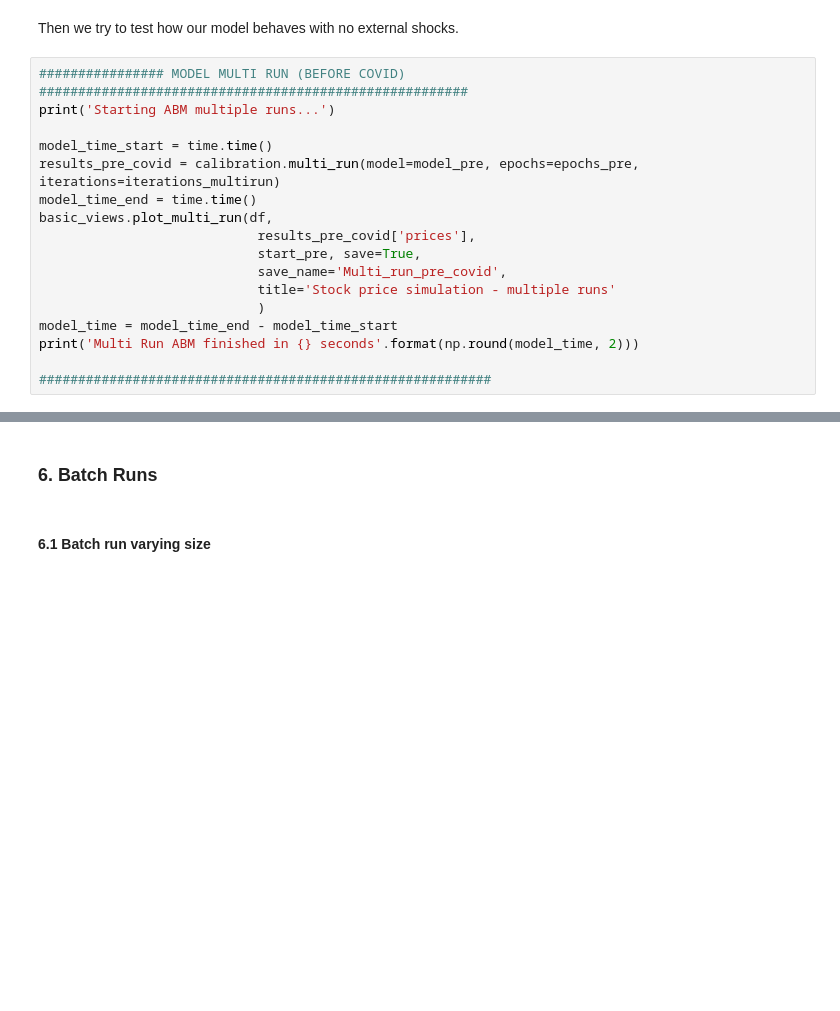
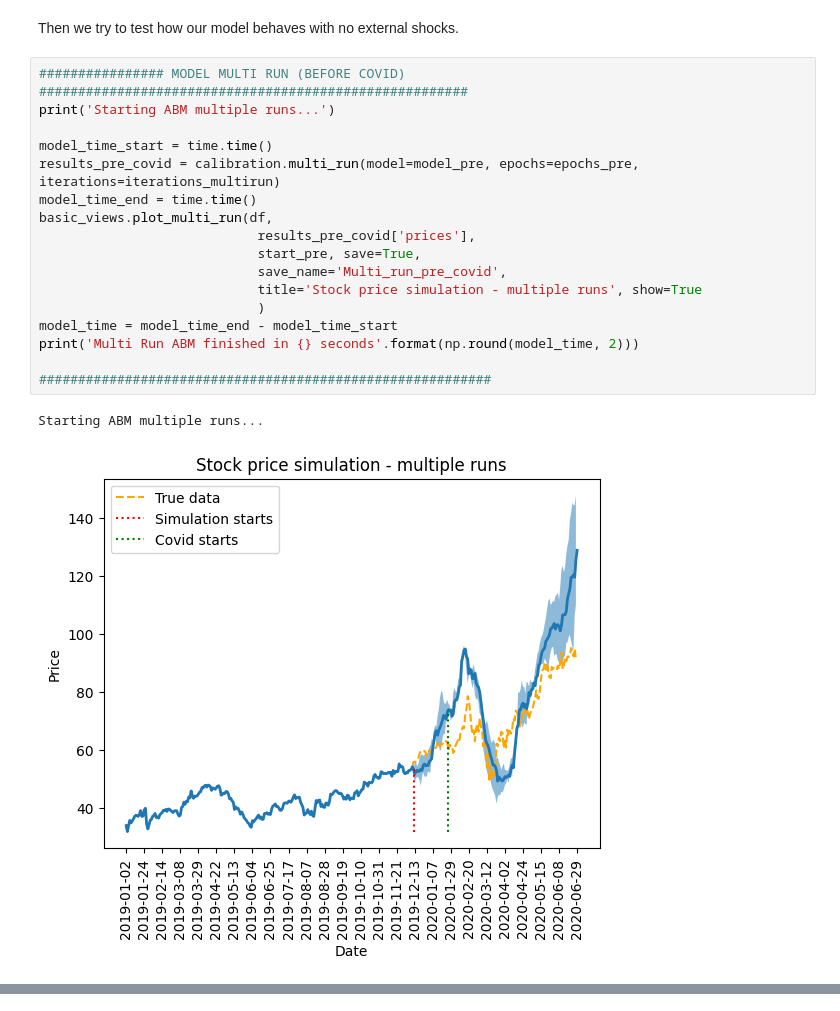
Before and after one commit to simonegiancola09/ants_markets, a Jupyter notebook: ants_market.ipynb, the cells around one changed output, grey strips where cells are left out. Cells and saved outputs as stored; diff of their text form; blank space fills up the shorter version.

```diff
--- a/ants_market.ipynb
+++ b/ants_market.ipynb
@@ -407,17 +553,20 @@ Then we try to test how our model behaves with no external shocks.
 # %%
 ################ MODEL MULTI RUN (BEFORE COVID) #######################################################
 print('Starting ABM multiple runs...')
 
 model_time_start = time.time()
 results_pre_covid = calibration.multi_run(model=model_pre, epochs=epochs_pre, iterations=iterations_multirun)
 model_time_end = time.time()
 basic_views.plot_multi_run(df,
                             results_pre_covid['prices'],
                             start_pre, save=True,
                             save_name='Multi_run_pre_covid',
-                            title='Stock price simulation - multiple runs'
+                            title='Stock price simulation - multiple runs', show=True
                             )
 model_time = model_time_end - model_time_start
 print('Multi Run ABM finished in {} seconds'.format(np.round(model_time, 2)))
 
 ##########################################################
+# %% [output]
+Starting ABM multiple runs...
+[figure, added]
@@ -424,4 +573,0 @@ print('Multi Run ABM finished in {} seconds'.format(np.round(model_time, 2)))
-# %% [markdown]
-### 6. Batch Runs
-# %% [markdown]
-#### 6.1 Batch run varying size
```
Also changed, not shown: parts of 25 cells of this notebook, 1 other file.
